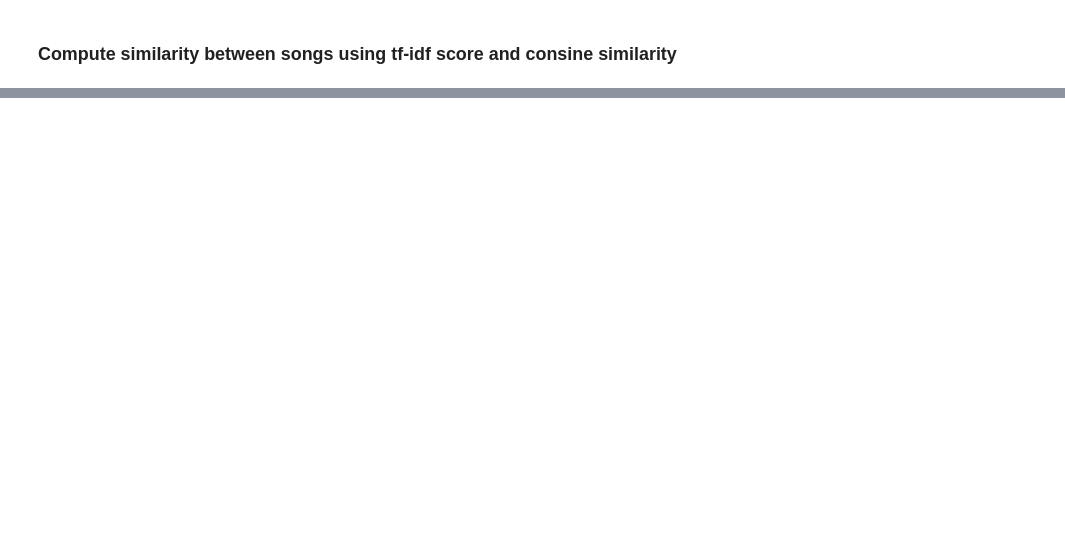
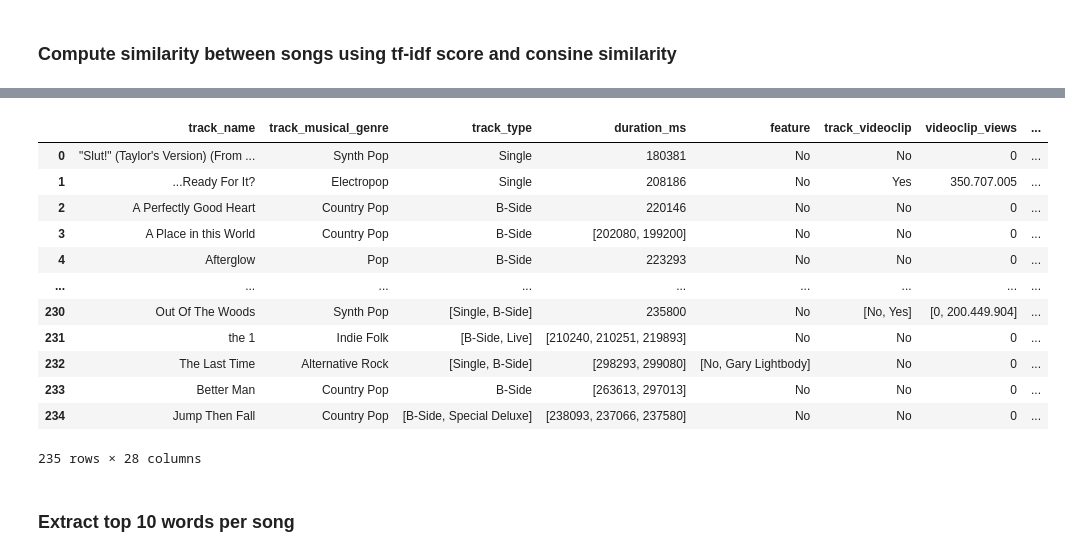
Before and after one commit to raquel-ch/sg_project, a Jupyter notebook: network.ipynb, the cells around one changed output, grey strips where cells are left out. Drawn from its saved outputs; the diff is of its cells as text; code cells hidden in the pictures; blank space fills up the shorter version.

```diff
--- a/network.ipynb
+++ b/network.ipynb
@@ -203,9 +166,0 @@ tfidf_df.head()
-# %%
-# Step 3: Compute similarity matrix
-similarity_matrix = cosine_similarity(tfidf_matrix)
-
-# Convert similarity matrix to a DataFrame for easier manipulation
-similarity_df = pd.DataFrame(similarity_matrix, index=ts_data['track_name'], columns=ts_data['track_name'])
-
-# Display a sample of the similarity matrix
-similarity_df.head(10)
@@ -579,0 +207,12 @@ Number of communities detected: 41
+# %%
+# Compute TF-IDF and similarity matrix for the dataset
+tfidf_df, similarity_df = compute_tfidf_similarity(
+    data=ts_data,
+    text_column='cleaned_lyrics',
+    index_column='track_name'
+)
+
+# Display a sample of the TF-IDF and similarity matrices
+print("TF-IDF DataFrame:")
+print(tfidf_df.shape)
+tfidf_df.head()
@@ -579,0 +250,19 @@ Number of communities detected: 41
+# %%
+similarity_threshold = 0.97
+
+# Initialize a set to store the pairs
+high_similarity_pairs = set()
+
+# Iterate through the similarity matrix
+for song1 in similarity_df.index:
+    for song2 in similarity_df.columns:
+        # Exclude self-similarity and check if the score exceeds the threshold
+        if song1 != song2 and similarity_df.at[song1, song2] > similarity_threshold:
+            # Add the pair to the set (ensuring each pair is unique)
+            pair = tuple(sorted((song1, song2)))
+            high_similarity_pairs.add((pair[0], pair[1], similarity_df.at[song1, song2]))
+
+# Convert the set to a DataFrame
+high_similarity_df = pd.DataFrame(high_similarity_pairs, columns=["Song1", "Song2", "Similarity"])
+print(high_similarity_df.shape)
+high_similarity_df.head(50)
@@ -579,0 +342,16 @@ Number of communities detected: 41
+# %%
+updated_ts_data
+# %% [output]
+|  | track_name | track_musical_genre | track_type | duration_ms | feature | track_videoclip | videoclip_views | ... |
+| 0 | "Slut!" (Taylor's Version) (From ... | Synth Pop | Single | 180381 | No | No | 0 | ... |
+| 1 | ...Ready For It? | Electropop | Single | 208186 | No | Yes | 350.707.005 | ... |
+| 2 | A Perfectly Good Heart | Country Pop | B-Side | 220146 | No | No | 0 | ... |
+| 3 | A Place in this World | Country Pop | B-Side | [202080, 199200] | No | No | 0 | ... |
+| 4 | Afterglow | Pop | B-Side | 223293 | No | No | 0 | ... |
+| ... | ... | ... | ... | ... | ... | ... | ... | ... |
+| 230 | Out Of The Woods | Synth Pop | [Single, B-Side] | 235800 | No | [No, Yes] | [0, 200.449.904] | ... |
+| 231 | the 1 | Indie Folk | [B-Side, Live] | [210240, 210251, 219893] | No | No | 0 | ... |
+| 232 | The Last Time | Alternative Rock | [Single, B-Side] | [298293, 299080] | [No, Gary Lightbody] | No | 0 | ... |
+| 233 | Better Man | Country Pop | B-Side | [263613, 297013] | No | No | 0 | ... |
+| 234 | Jump Then Fall | Country Pop | [B-Side, Special Deluxe] | [238093, 237066, 237580] | No | No | 0 | ... |
+235 rows × 28 columns
@@ -579,0 +365,2 @@ Number of communities detected: 41
+# %% [markdown]
+### Extract top 10 words per song
```
Also changed, not shown: parts of 41 cells of this notebook.
